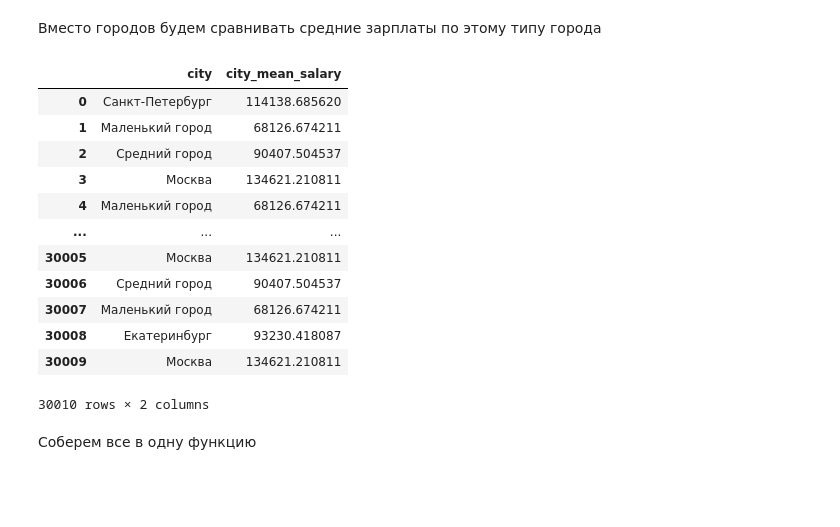
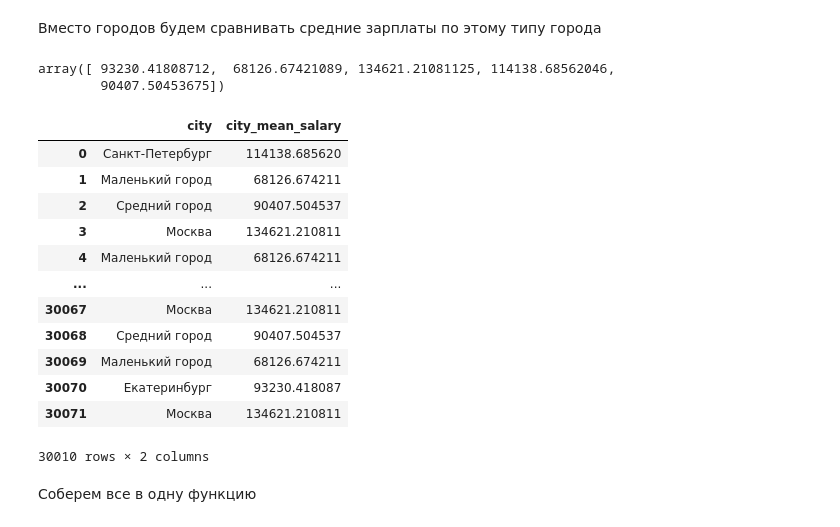
Before and after one commit to Hope1133/Portfolio, a Jupyter notebook: Cost_regression/notebooks/research_notebook.ipynb, the cells around one changed output. Saved outputs shown, nothing was run; the diff lists cells and outputs as text; code cells hidden in the pictures; blank space fills up the shorter version.

```diff
--- a/Cost_regression/notebooks/research_notebook.ipynb
+++ b/Cost_regression/notebooks/research_notebook.ipynb
@@ -327,22 +327,26 @@ Name: count, dtype: int64
 df.drop('address', axis=1, inplace=True)
 # %% [markdown]
 Вместо городов будем сравнивать средние зарплаты по этому типу города
+# %%
+df.groupby('city')['mean_salary'].mean('mean_salary').values
+# %% [output]
+array([ 93230.41808712,  68126.67421089, 134621.21081125, 114138.68562046,
+        90407.50453675])
 # %%
-city_mean_salary = df.groupby('city')['mean_salary'].mean('mean_salary').reset_index()
-city_mean_salary = city_mean_salary.rename(columns={'mean_salary': 'city_mean_salary'})
-df = df.merge(city_mean_salary, how='left', on='city')
+city_mean_salary_dict = dict(df.groupby('city')['mean_salary'].mean('mean_salary'))
+df['city_mean_salary'] = df['city'].map(city_mean_salary_dict)
 df[['city', 'city_mean_salary']]
 # %% [output]
 |  | city | city_mean_salary |
 | 0 | Санкт-Петербург | 114138.685620 |
 | 1 | Маленький город | 68126.674211 |
 | 2 | Средний город | 90407.504537 |
 | 3 | Москва | 134621.210811 |
 | 4 | Маленький город | 68126.674211 |
 | ... | ... | ... |
-| 30005 | Москва | 134621.210811 |
-| 30006 | Средний город | 90407.504537 |
-| 30007 | Маленький город | 68126.674211 |
-| 30008 | Екатеринбург | 93230.418087 |
-| 30009 | Москва | 134621.210811 |
+| 30067 | Москва | 134621.210811 |
+| 30068 | Средний город | 90407.504537 |
+| 30069 | Маленький город | 68126.674211 |
+| 30070 | Екатеринбург | 93230.418087 |
+| 30071 | Москва | 134621.210811 |
 30010 rows × 2 columns
```
Also changed, not shown: parts of 8 cells of this notebook, 3 other files.
